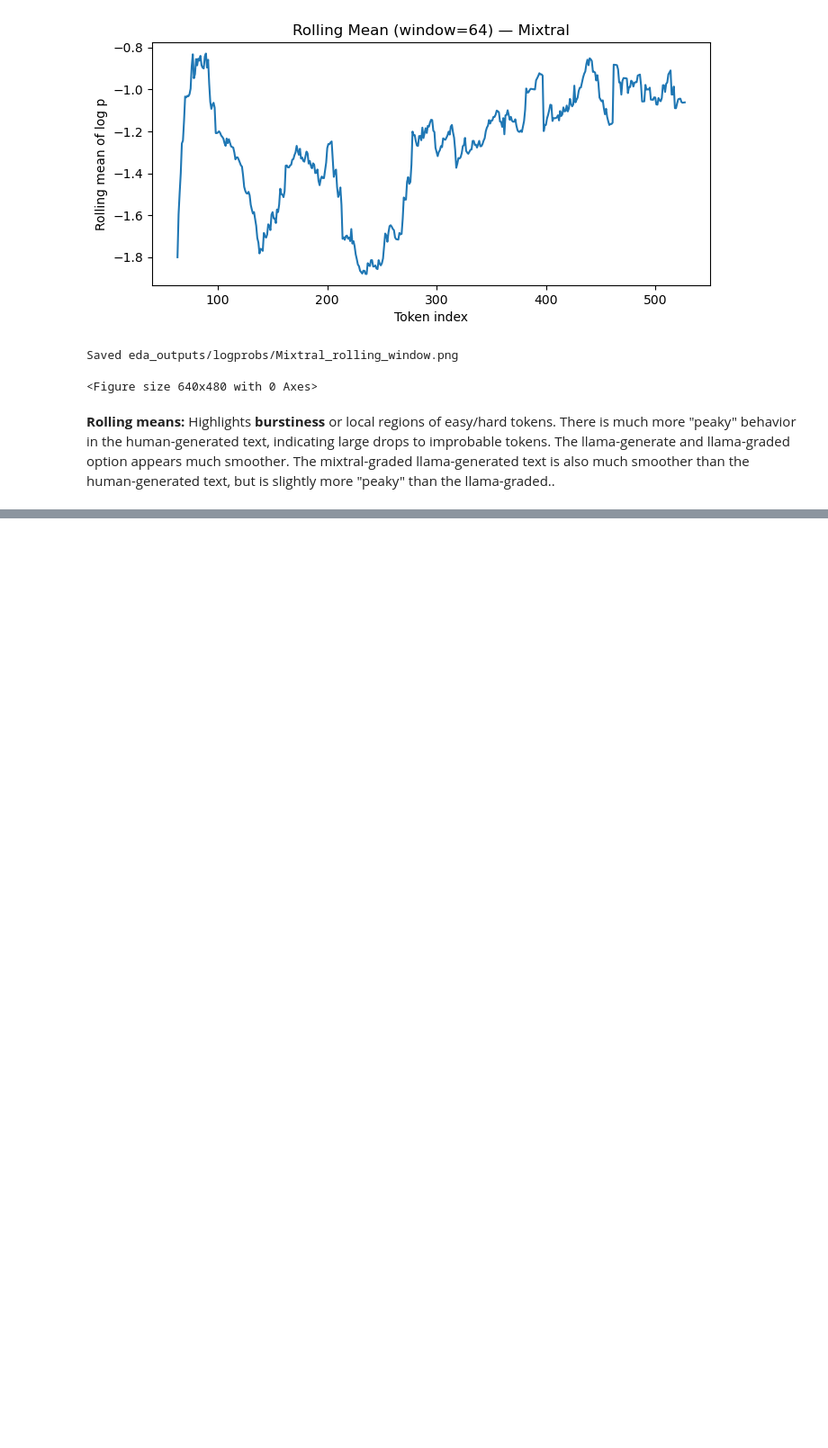
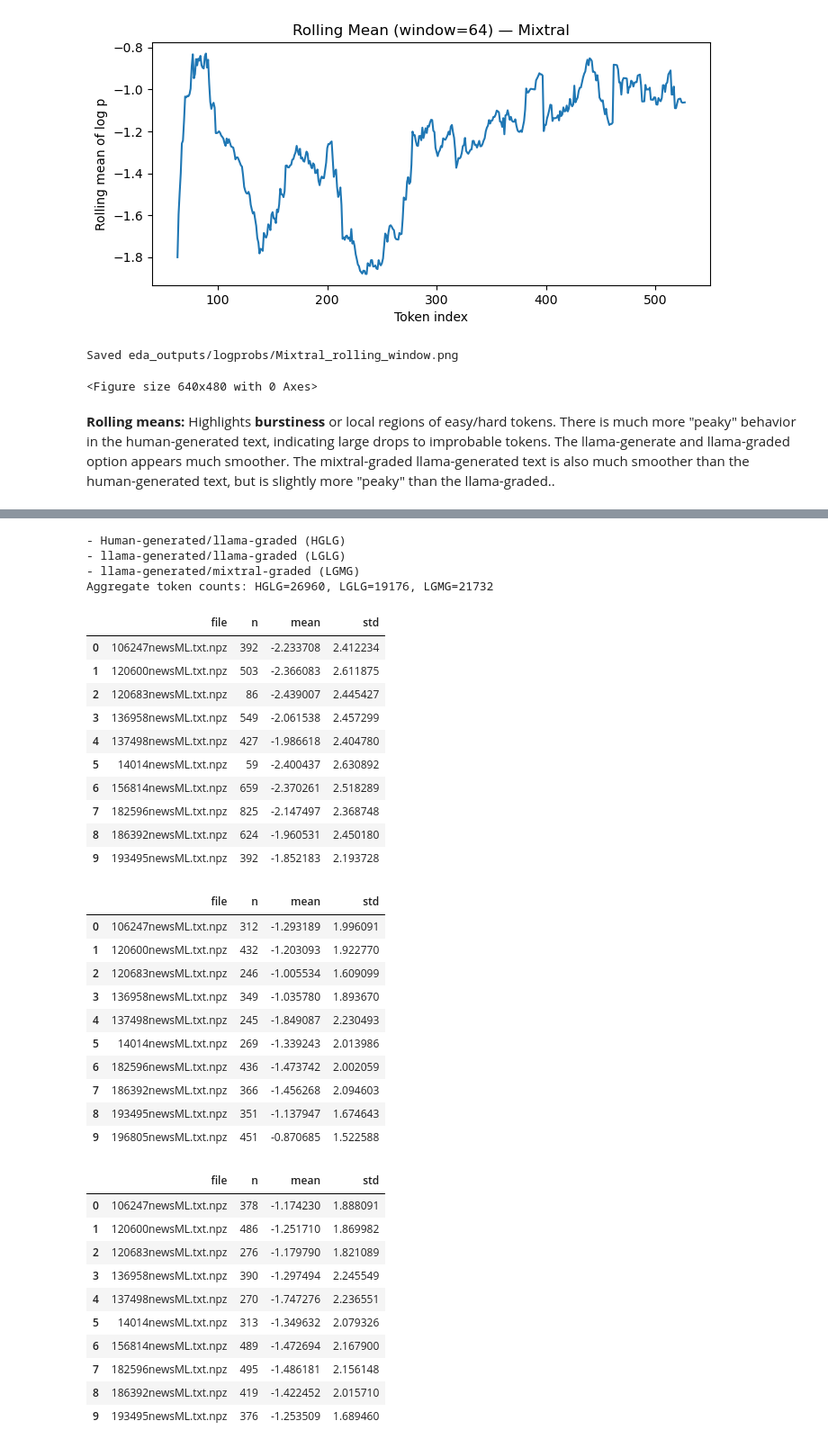
Before and after one commit to dpmcgonigle/fingerprinting-llms, a Jupyter notebook: logprob_bias_analysis.ipynb, the cells around one changed output, grey strips where cells are left out. Shown at 90% size. Saved outputs shown, nothing was run; the diff lists cells and outputs as text; code cells hidden in the pictures; blank space fills up the shorter version.

```diff
--- a/logprob_bias_analysis.ipynb
+++ b/logprob_bias_analysis.ipynb
@@ -318,28 +323,69 @@ To make robust claims, we aggregate **all NPZ files** from a chosen author’s f
 # %%
+print(f"- Human-generated/llama-graded (HGLG)")
+print(f"- llama-generated/llama-graded (LGLG)")
+print(f"- llama-generated/mixtral-graded (LGMG)")
 def collect_dir(dir_path: str, max_files: int = AGG_MAX_FILES) -> tuple:
     # Collect all token log-probs from NPZs in a directory; also return per-doc stats.
     paths = sorted(glob.glob(os.path.join(dir_path, "*.npz")))[:max_files]
     all_vals = []
     per_doc = []
     for p in paths:
         try:
             x = load_logprobs(p)
             all_vals.append(x)
             per_doc.append({"file": os.path.basename(p), "n": x.size, "mean": float(x.mean()), "std": float(x.std(ddof=0))})
         except Exception as e:
             print("Skipping", p, "->", e)
     agg = np.concatenate(all_vals) if all_vals else np.array([], dtype=float)
     return agg, pd.DataFrame(per_doc)
 
 human_all, human_docstats     = collect_dir(human_dir)
 llama_all, llama_docstats     = collect_dir(llama_dir)
 mixtral_all, mixtral_docstats = collect_dir(mixtral_dir)
 
 print("Aggregate token counts:",
-      f"Human={human_all.size}, LLaMA={llama_all.size}, Mixtral={mixtral_all.size}")
+      f"HGLG={human_all.size}, LGLG={llama_all.size}, LGMG={mixtral_all.size}")
 display(human_docstats.head(10))
 display(llama_docstats.head(10))
 display(mixtral_docstats.head(10))
+# %% [output]
+- Human-generated/llama-graded (HGLG)
+- llama-generated/llama-graded (LGLG)
+- llama-generated/mixtral-graded (LGMG)
+Aggregate token counts: HGLG=26960, LGLG=19176, LGMG=21732
+|  | file | n | mean | std |
+| 0 | 106247newsML.txt.npz | 392 | -2.233708 | 2.412234 |
+| 1 | 120600newsML.txt.npz | 503 | -2.366083 | 2.611875 |
+| 2 | 120683newsML.txt.npz | 86 | -2.439007 | 2.445427 |
+| 3 | 136958newsML.txt.npz | 549 | -2.061538 | 2.457299 |
+| 4 | 137498newsML.txt.npz | 427 | -1.986618 | 2.404780 |
+| 5 | 14014newsML.txt.npz | 59 | -2.400437 | 2.630892 |
+| 6 | 156814newsML.txt.npz | 659 | -2.370261 | 2.518289 |
+| 7 | 182596newsML.txt.npz | 825 | -2.147497 | 2.368748 |
+| 8 | 186392newsML.txt.npz | 624 | -1.960531 | 2.450180 |
+| 9 | 193495newsML.txt.npz | 392 | -1.852183 | 2.193728 |
+|  | file | n | mean | std |
+| 0 | 106247newsML.txt.npz | 312 | -1.293189 | 1.996091 |
+| 1 | 120600newsML.txt.npz | 432 | -1.203093 | 1.922770 |
+| 2 | 120683newsML.txt.npz | 246 | -1.005534 | 1.609099 |
+| 3 | 136958newsML.txt.npz | 349 | -1.035780 | 1.893670 |
+| 4 | 137498newsML.txt.npz | 245 | -1.849087 | 2.230493 |
+| 5 | 14014newsML.txt.npz | 269 | -1.339243 | 2.013986 |
+| 6 | 182596newsML.txt.npz | 436 | -1.473742 | 2.002059 |
+| 7 | 186392newsML.txt.npz | 366 | -1.456268 | 2.094603 |
+| 8 | 193495newsML.txt.npz | 351 | -1.137947 | 1.674643 |
+| 9 | 196805newsML.txt.npz | 451 | -0.870685 | 1.522588 |
+|  | file | n | mean | std |
+| 0 | 106247newsML.txt.npz | 378 | -1.174230 | 1.888091 |
+| 1 | 120600newsML.txt.npz | 486 | -1.251710 | 1.869982 |
+| 2 | 120683newsML.txt.npz | 276 | -1.179790 | 1.821089 |
+| 3 | 136958newsML.txt.npz | 390 | -1.297494 | 2.245549 |
+| 4 | 137498newsML.txt.npz | 270 | -1.747276 | 2.236551 |
+| 5 | 14014newsML.txt.npz | 313 | -1.349632 | 2.079326 |
+| 6 | 156814newsML.txt.npz | 489 | -1.472694 | 2.167900 |
+| 7 | 182596newsML.txt.npz | 495 | -1.486181 | 2.156148 |
+| 8 | 186392newsML.txt.npz | 419 | -1.422452 | 2.015710 |
+| 9 | 193495newsML.txt.npz | 376 | -1.253509 | 1.689460 |
 # %%
 rows_agg = []
 if human_all.size:
```
Also changed, not shown: parts of 10 cells of this notebook, 3 other files.
